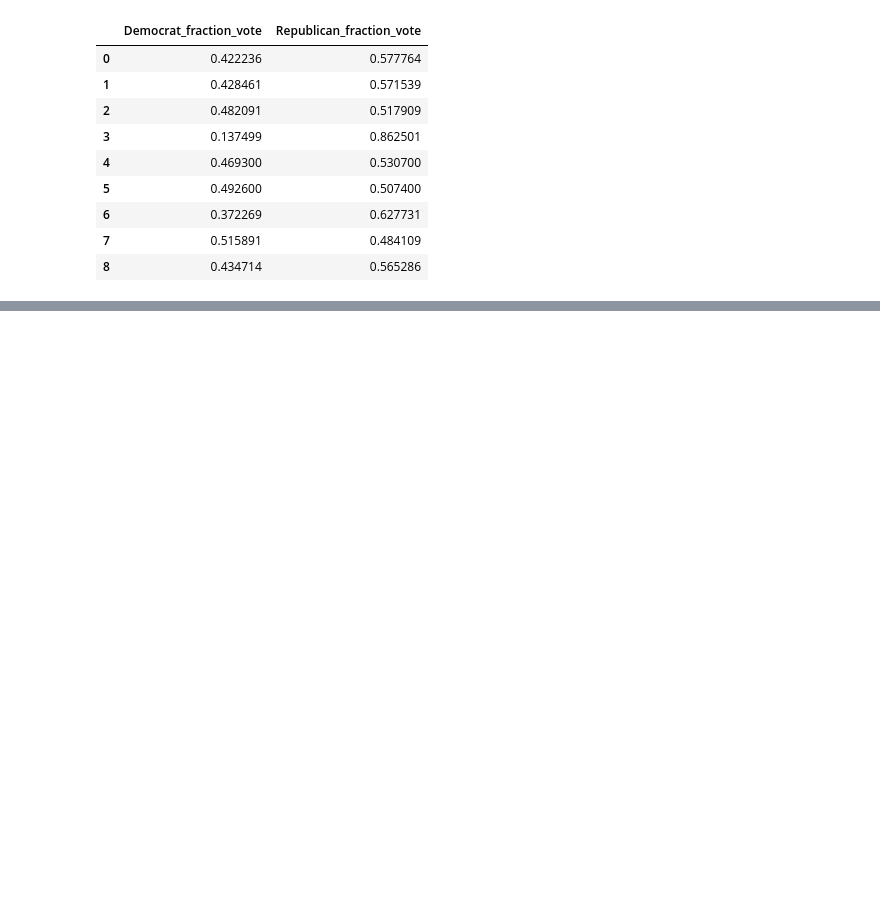
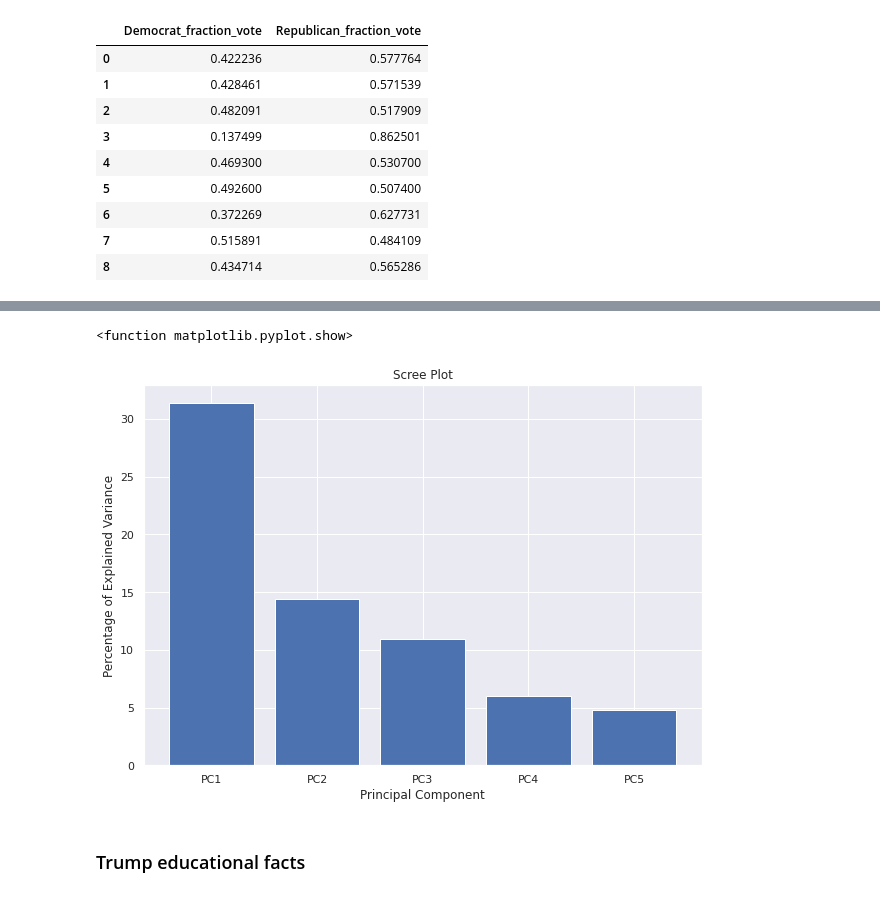
Before and after one commit to virbickt/aers, a Jupyter notebook: Untitled7.ipynb, the cells around one changed output, grey strips where cells are left out. Saved outputs shown, nothing was run; the diff lists cells and outputs as text; code cells hidden in the pictures; blank space fills up the shorter version.

```diff
--- a/Untitled7.ipynb
+++ b/Untitled7.ipynb
@@ -278,0 +479,13 @@ sns.scatterplot(x=swing_states_combined['high_school_percent'], y=swing_states_c
+# %%
+plt.subplots(figsize = (10, 7))
+
+plt.bar(x=range(1, len(pca_var_5_components)+1), height=pca_var_5_components, tick_label=component_labels)
+plt.ylabel('Percentage of Explained Variance')
+plt.xlabel('Principal Component')
+plt.title('Scree Plot')
+plt.show
+# %% [output]
+<function matplotlib.pyplot.show>
+[figure, added]
+# %% [markdown]
+### Trump educational facts
```
Also changed, not shown: parts of 74 cells of this notebook.
